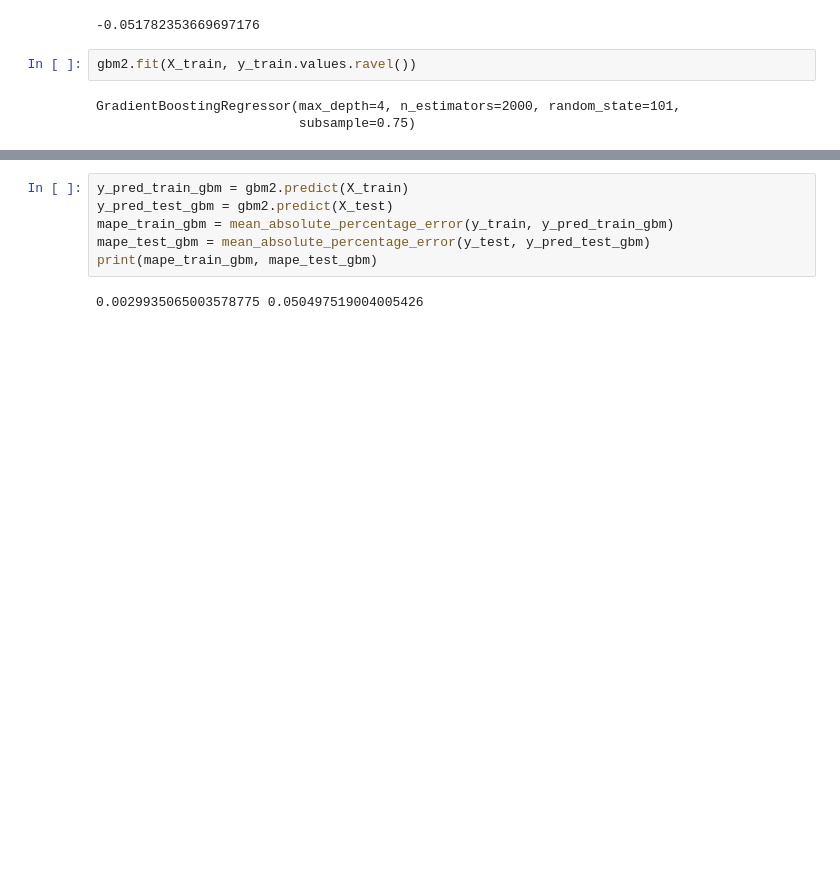
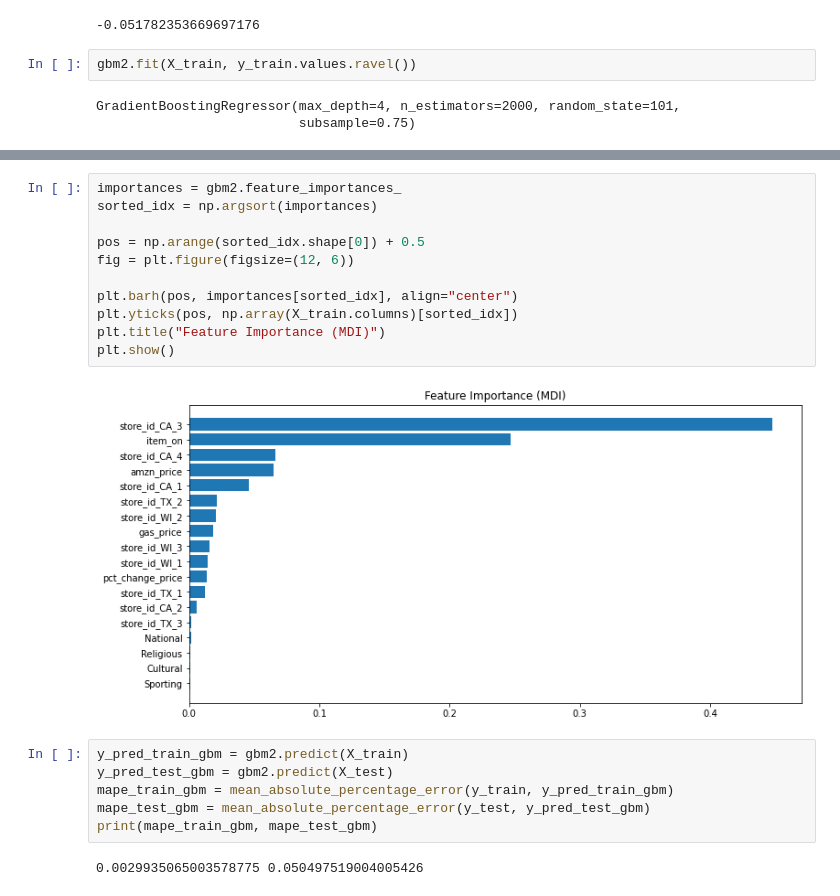
Before and after one commit to harryzyz/ISYE6740GroupProject, a Jupyter notebook: harryModeling.ipynb, the cells around one changed output, grey strips where cells are left out. Cells and saved outputs as stored; diff of their text form; blank space fills up the shorter version.

Commit message:
Update harryModeling.ipynb
add feature importance of GBM

```diff
--- a/harryModeling.ipynb
+++ b/harryModeling.ipynb
@@ -233,3 +249,16 @@ GradientBoostingRegressor(max_depth=4, n_estimators=2000, random_state=101,
+# %%
+importances = gbm2.feature_importances_
+sorted_idx = np.argsort(importances)
+
+pos = np.arange(sorted_idx.shape[0]) + 0.5
+fig = plt.figure(figsize=(12, 6))
+
+plt.barh(pos, importances[sorted_idx], align="center")
+plt.yticks(pos, np.array(X_train.columns)[sorted_idx])
+plt.title("Feature Importance (MDI)")
+plt.show()
+# %% [output]
+[figure, added]
 # %%
 y_pred_train_gbm = gbm2.predict(X_train)
 y_pred_test_gbm = gbm2.predict(X_test)
```
Also changed, not shown: parts of 3 cells of this notebook.
